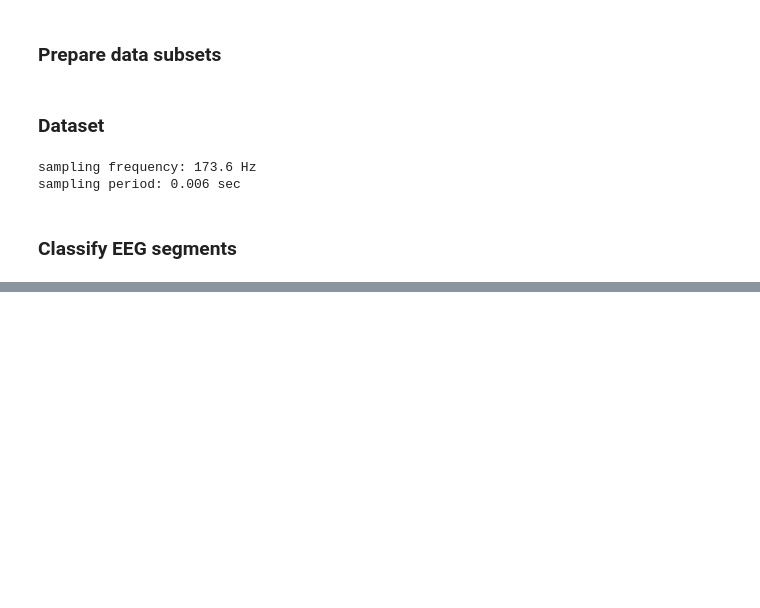
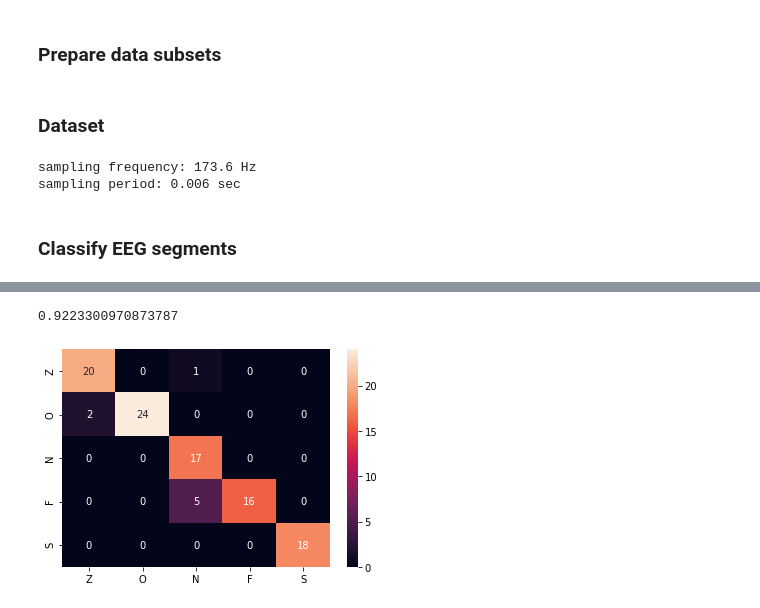
Before and after one commit to maxblumental/seizures_recognition, a Jupyter notebook: notebooks/seizure_recognition.ipynb, the cells around one changed output, grey strips where cells are left out. Saved outputs shown, nothing was run; the diff lists cells and outputs as text; code cells hidden in the pictures; blank space fills up the shorter version.

```diff
--- a/notebooks/seizure_recognition.ipynb
+++ b/notebooks/seizure_recognition.ipynb
@@ -28,7 +28,7 @@ import matplotlib.pyplot as plt
 %matplotlib inline
 # %%
 DATA_PATH = '../data'
-labels = ('Z', 'O', 'N', 'F', 'S')
+LABELS = ('Z', 'O', 'N', 'F', 'S')
 
 def read_set(code):
     with open(os.path.join(DATA_PATH, code + '.npy'), "rb") as f:
@@ -36,7 +36,7 @@ def read_set(code):
 
 subsets = [
     {'data': read_set(l), 'label': l}
-    for l in labels
+    for l in LABELS
 ]
 # %% [markdown]
 ### Dataset
@@ -137,0 +230,3 @@ show_confusion(Xf, yf, test_mask)
+# %%
+trainer = pl.Trainer(gpus=1, max_epochs=256)
+trainer.fit(model)
@@ -137,0 +252,30 @@ show_confusion(Xf, yf, test_mask)
+# %%
+device = 'cuda' if torch.cuda.is_available() else 'cpu'
+
+model.eval()
+model.to(device)
+
+from tqdm.notebook import tqdm
+
+preds = []
+for f, l in tqdm(zip(X_val.astype(np.float32), y_val), total=len(X_val)):
+    pred = model(
+        torch.tensor(f, device=device).unsqueeze(0).unsqueeze(0)
+    )
+    pred.to('cpu')
+    preds.append(np.argmax(pred.to('cpu').data.numpy()[0]))
+
+model.to('cpu')
+preds = np.array(preds)
+
+model.train()
+(preds == y_val).mean()
+# %% [output]
+0.9223300970873787
+# %%
+show_confusion(
+    label_encoder.inverse_transform(y_val),
+    label_encoder.inverse_transform(preds),
+)
+# %% [output]
+[figure, added]
```
Also changed, not shown: parts of 8 cells of this notebook, 2 other files.
